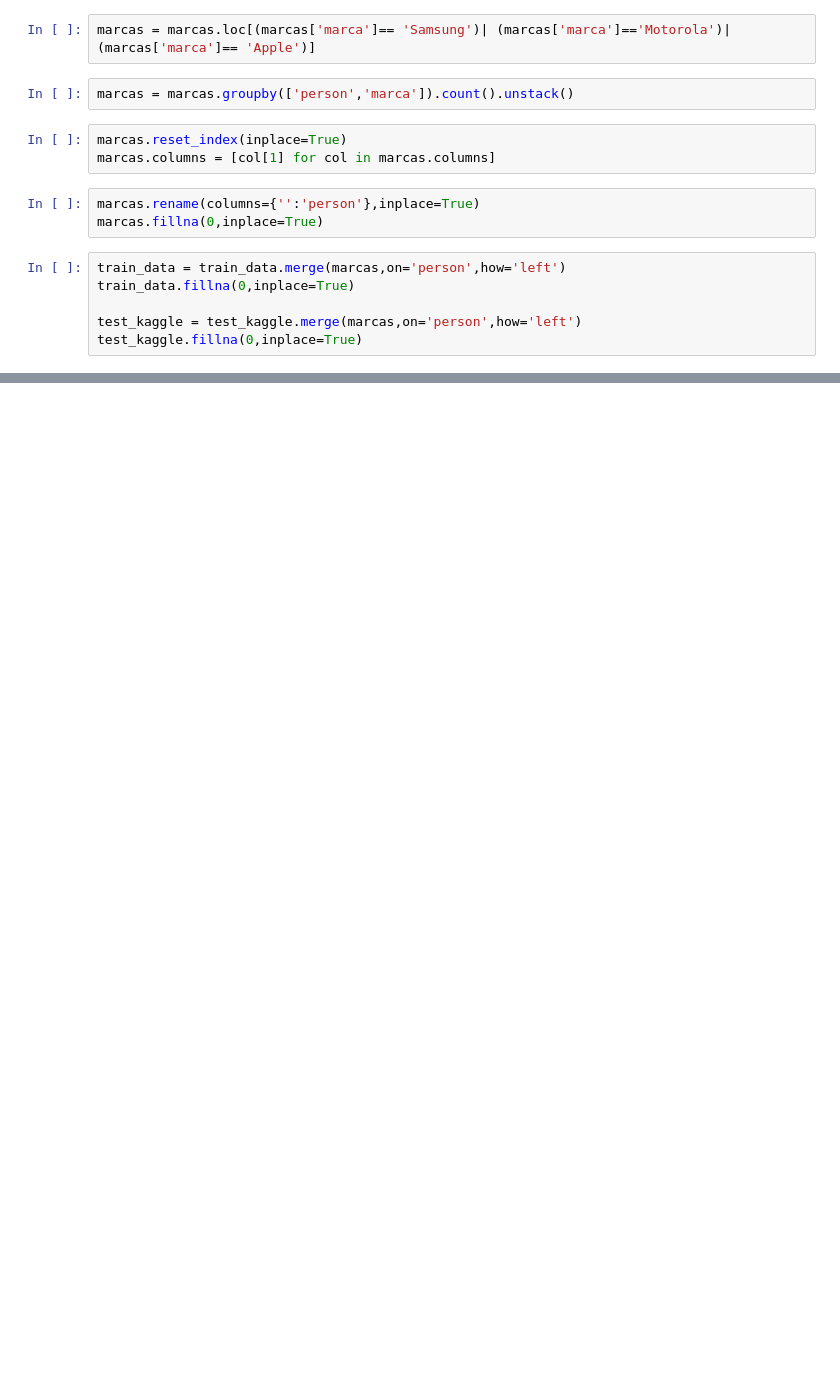
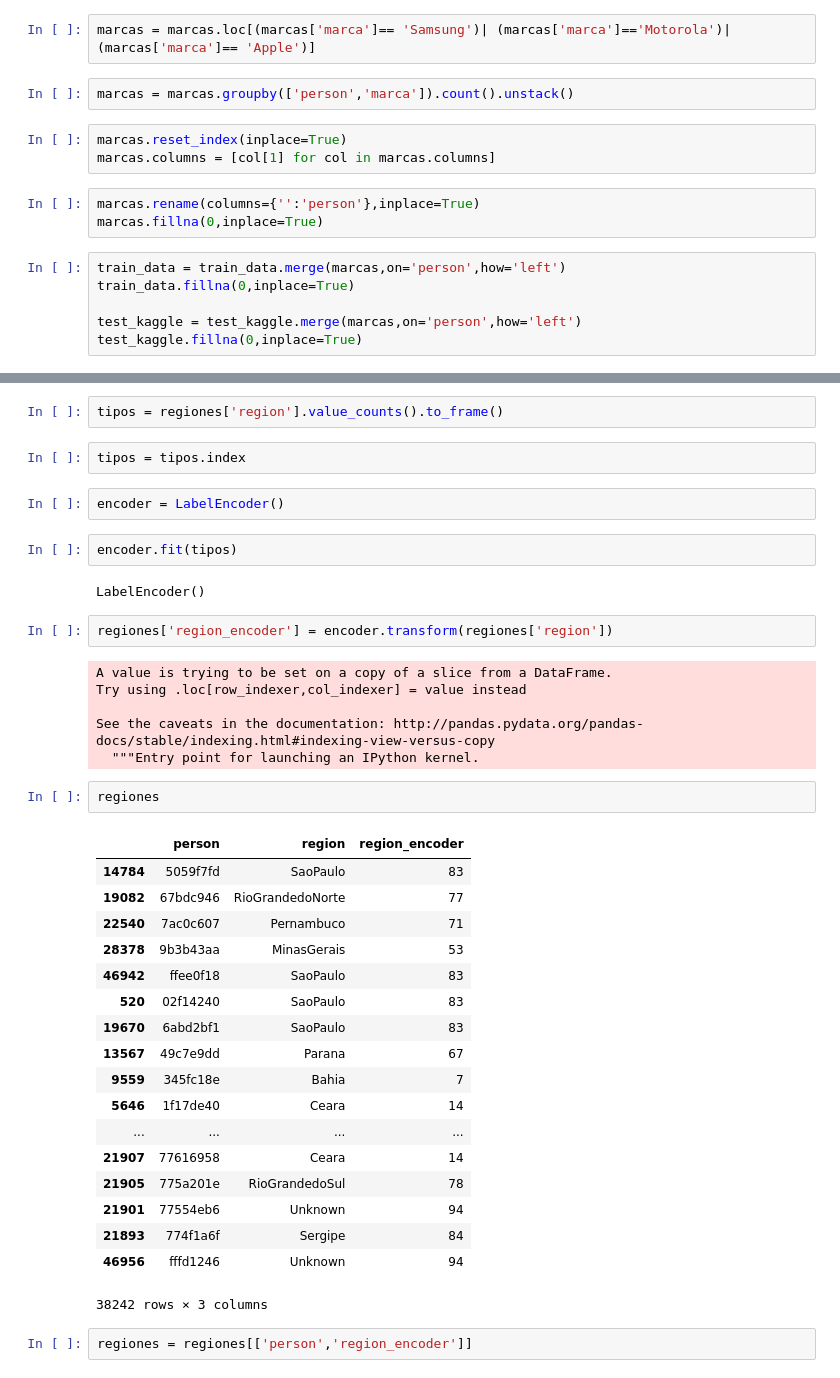
Before and after one commit to EugeniaFranchi/TP-Datos, a Jupyter notebook: TP2/TP2 v1.2.ipynb, the cells around one changed output, grey strips where cells are left out. Saved outputs shown, nothing was run; the diff lists cells and outputs as text; blank space fills up the shorter version.

```diff
--- a/TP2/TP2 v1.2.ipynb
+++ b/TP2/TP2 v1.2.ipynb
@@ -1205,0 +1346,41 @@ test_kaggle.fillna(0,inplace=True)
+# %%
+tipos = regiones['region'].value_counts().to_frame()
+# %%
+tipos = tipos.index
+# %%
+encoder = LabelEncoder()
+# %%
+encoder.fit(tipos)
+# %% [output]
+LabelEncoder()
+# %%
+regiones['region_encoder'] = encoder.transform(regiones['region'])
+# %% [output]
+A value is trying to be set on a copy of a slice from a DataFrame.
+Try using .loc[row_indexer,col_indexer] = value instead
+
+See the caveats in the documentation: http://pandas.pydata.org/pandas-docs/stable/indexing.html#indexing-view-versus-copy
+  """Entry point for launching an IPython kernel.
+# %%
+regiones
+# %% [output]
+|  | person | region | region_encoder |
+| 14784 | 5059f7fd | SaoPaulo | 83 |
+| 19082 | 67bdc946 | RioGrandedoNorte | 77 |
+| 22540 | 7ac0c607 | Pernambuco | 71 |
+| 28378 | 9b3b43aa | MinasGerais | 53 |
+| 46942 | ffee0f18 | SaoPaulo | 83 |
+| 520 | 02f14240 | SaoPaulo | 83 |
+| 19670 | 6abd2bf1 | SaoPaulo | 83 |
+| 13567 | 49c7e9dd | Parana | 67 |
+| 9559 | 345fc18e | Bahia | 7 |
+| 5646 | 1f17de40 | Ceara | 14 |
+| ... | ... | ... | ... |
+| 21907 | 77616958 | Ceara | 14 |
+| 21905 | 775a201e | RioGrandedoSul | 78 |
+| 21901 | 77554eb6 | Unknown | 94 |
+| 21893 | 774f1a6f | Sergipe | 84 |
+| 46956 | fffd1246 | Unknown | 94 |
+38242 rows × 3 columns
+# %%
+regiones = regiones[['person','region_encoder']]
```
Also changed, not shown: parts of 60 cells of this notebook, 3 other files.
